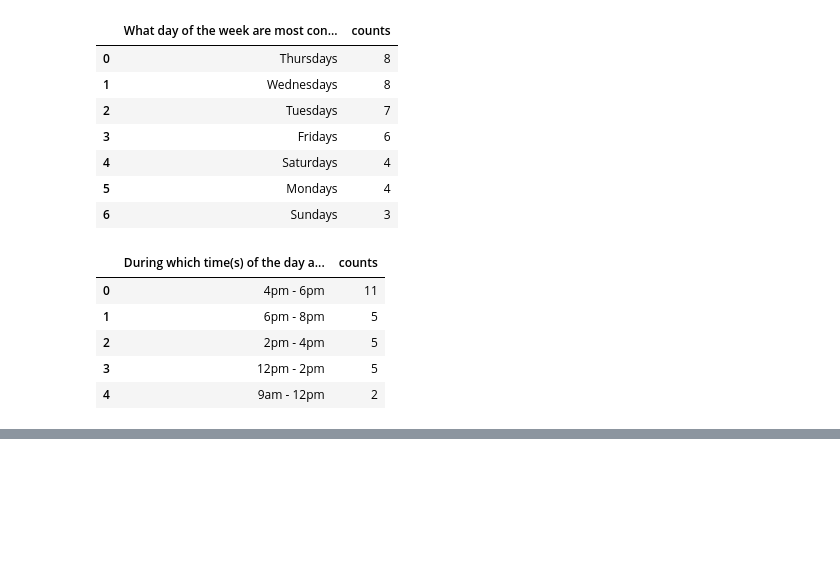
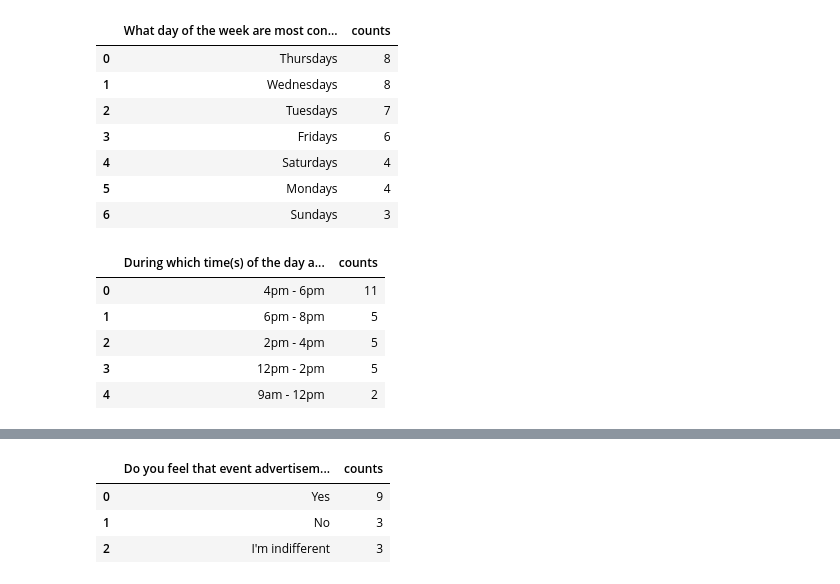
Before and after one commit to djibril968/Tribe_related_projects, a Jupyter notebook: spring_events_analytics.ipynb, the cells around one changed output, grey strips where cells are left out. Saved outputs shown, nothing was run; the diff lists cells and outputs as text; code cells hidden in the pictures; blank space fills up the shorter version.

```diff
--- a/spring_events_analytics.ipynb
+++ b/spring_events_analytics.ipynb
@@ -198,0 +209,8 @@ time_pref
+# %%
+event_ads = event_data['Do you feel that event advertisements are relevant to your interests and needs as a member of your gender group'].value_counts(). reset_index(name = 'counts')
+event_ads
+# %% [output]
+|  | Do you feel that event advertisem... | counts |
+| 0 | Yes | 9 |
+| 1 | No | 3 |
+| 2 | I'm indifferent | 3 |
```
Also changed, not shown: parts of 2 cells of this notebook.
